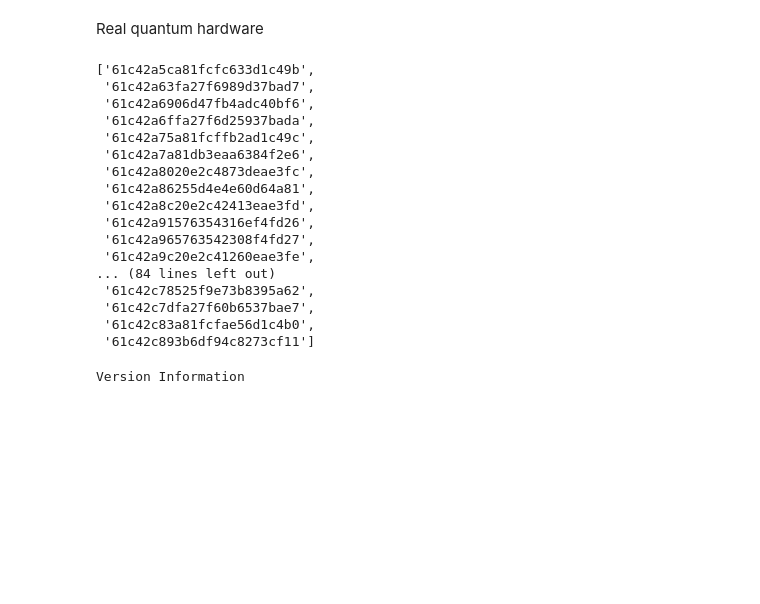
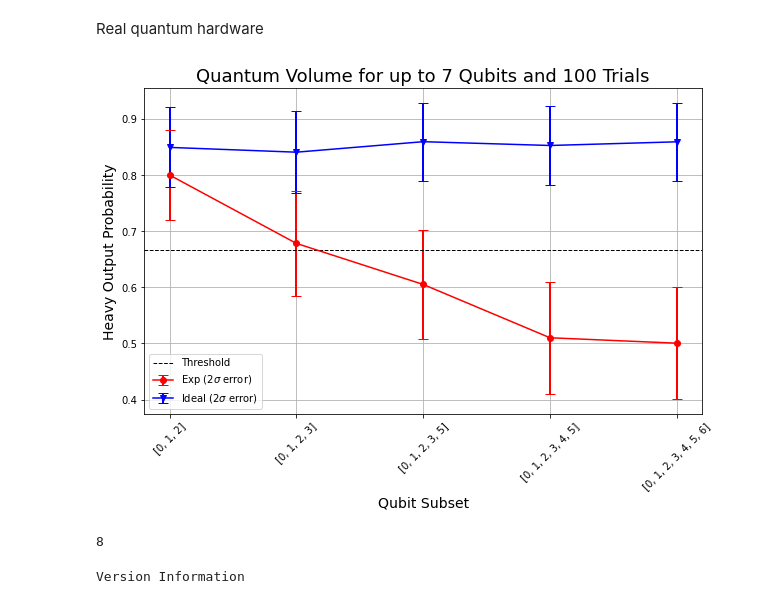
Before and after one commit to haoyudoingthings/QCEI, a Jupyter notebook: Exp11-Quantum-Volume.ipynb, the cells around one changed output. Drawn from its saved outputs; the diff is of its cells as text; code cells hidden in the pictures; blank space fills up the shorter version.

Commit message:
added results from ibm_lagos

```diff
--- a/Exp11-Quantum-Volume.ipynb
+++ b/Exp11-Quantum-Volume.ipynb
@@ -258,50 +258,33 @@ qv_fitter = qv.QVFitter(qubit_lists=qubit_lists)
 qv_fitter.add_statevectors(ideal_results)
 # %%
 jobs = [qiskit.execute(qv_circs[trial], backend, optimization_level=3) for trial in tqdm(range(ntrials))]
-# %%
-[job.job_id() for job in jobs]
-# %% [output]
-['61c42a5ca81fcfc633d1c49b',
- '61c42a63fa27f6989d37bad7',
- '61c42a6906d47fb4adc40bf6',
- '61c42a6ffa27f6d25937bada',
- '61c42a75a81fcffb2ad1c49c',
- '61c42a7a81db3eaa6384f2e6',
- '61c42a8020e2c4873deae3fc',
- '61c42a86255d4e4e60d64a81',
- '61c42a8c20e2c42413eae3fd',
- '61c42a91576354316ef4fd26',
- '61c42a965763542308f4fd27',
- '61c42a9c20e2c41260eae3fe',
-... (84 lines left out)
- '61c42c78525f9e73b8395a62',
- '61c42c7dfa27f60b6537bae7',
- '61c42c83a81fcfae56d1c4b0',
- '61c42c893b6df94c8273cf11']
 # %%
 real_results = []
 for job in tqdm(jobs):
     result = job.result()
     real_results.append(result)
 # %%
-qv_fitter.add_data(exp_results)
+qv_fitter.add_data(real_results)
 # for qubit_list in qubit_lists:
 #     l = len(qubit_list)
 #     print(f'qv_depth_{l}_trial_0:', qv_fitter._heavy_output_counts[f'qv_depth_{l}_trial_0'])
 
 plt.figure(figsize=(10, 6))
 ax = plt.gca()
 qv_fitter.plot_qv_data(ax=ax, show_plt=False)
 ax.set_title(f"Quantum Volume for up to {len(qubit_lists[-1])} Qubits and {ntrials} Trials", fontsize=18)
 plt.show()
 
 qv_success_list = qv_fitter.qv_success()
 qv_list = qv_fitter.ydata
 QV = 1
 for qidx in range(len(qubit_lists)):
     if (qv_list[0][qidx] > 2/3) and qv_success_list[qidx][0]:
         QV = qv_fitter.quantum_volume()[qidx]
 print(QV)
+# %% [output]
+[figure, added]
+8
 # %%
 import qiskit.tools.jupyter
 %qiskit_version_table
```
